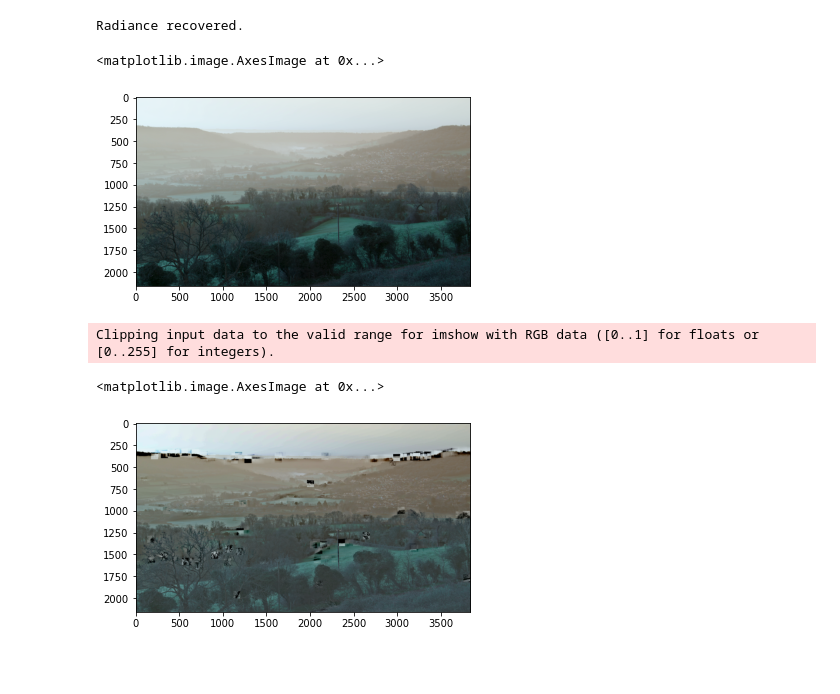
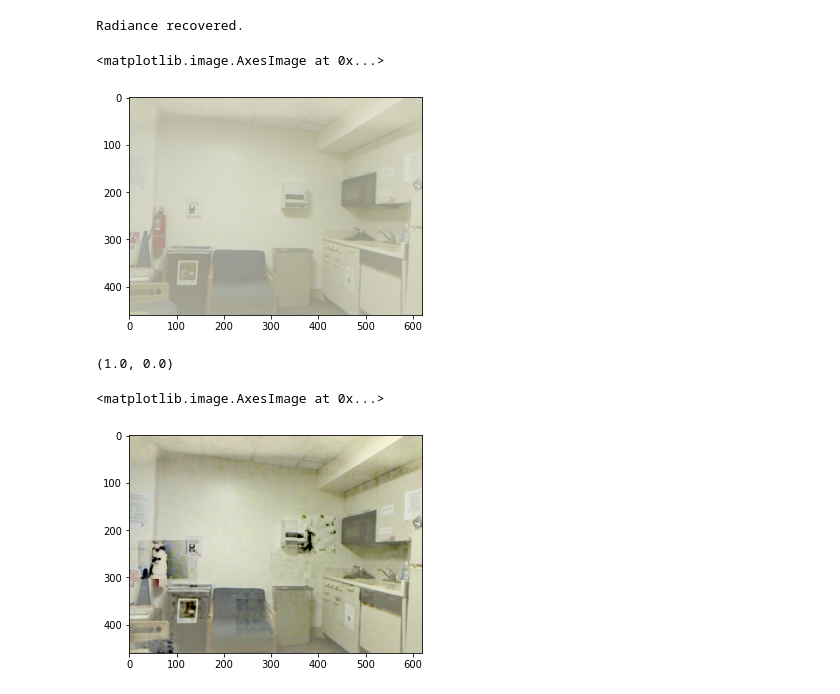
Before and after one commit to taindp98/trait_video, a Jupyter notebook: code/dark_channel/replay.ipynb, the cells around one changed output. Cells and saved outputs as stored; diff of their text form; code cells hidden in the pictures; blank space fills up the shorter version.

```diff
--- a/code/dark_channel/replay.ipynb
+++ b/code/dark_channel/replay.ipynb
@@ -58,7 +60,7 @@ plt.imshow(frame)
 # %%
 # plt.imshow(impad)
 # %%
-oimg = dehaze(frame,
+oimg = dehaze(img,
               config['a'],
               config['t'],
               config['rt'],
@@ -75,13 +77,22 @@ Transmission estimated.
 Transmission refined.
 Radiance recovered.
 # %%
-plt.imshow(frame)
+plt.imshow(img)
 # %% [output]
 <matplotlib.image.AxesImage at 0x...>
-[figure, old version]
+[figure, new version]
+# %%
+oimg_tensor = torch.tensor(oimg)
+oimg_tensor = oimg_tensor.clamp(0,1).cpu()
+# %%
+oimg_array = oimg_tensor.numpy()
+oimg_array.max(), oimg_array.min()
+# %% [output]
+(1.0, 0.0)
+# %%
+img_dehaze = (oimg_array * 255).astype('uint8')
 # %%
-plt.imshow(oimg)
+plt.imshow(img_dehaze)
 # %% [output]
-Clipping input data to the valid range for imshow with RGB data ([0..1] for floats or [0..255] for integers).
+<matplotlib.image.AxesImage at 0x...>
-<matplotlib.image.AxesImage at 0x...>
-[figure, old version]
+[figure, new version]
```
Also changed, not shown: parts of 6 cells of this notebook, 16 other files.
